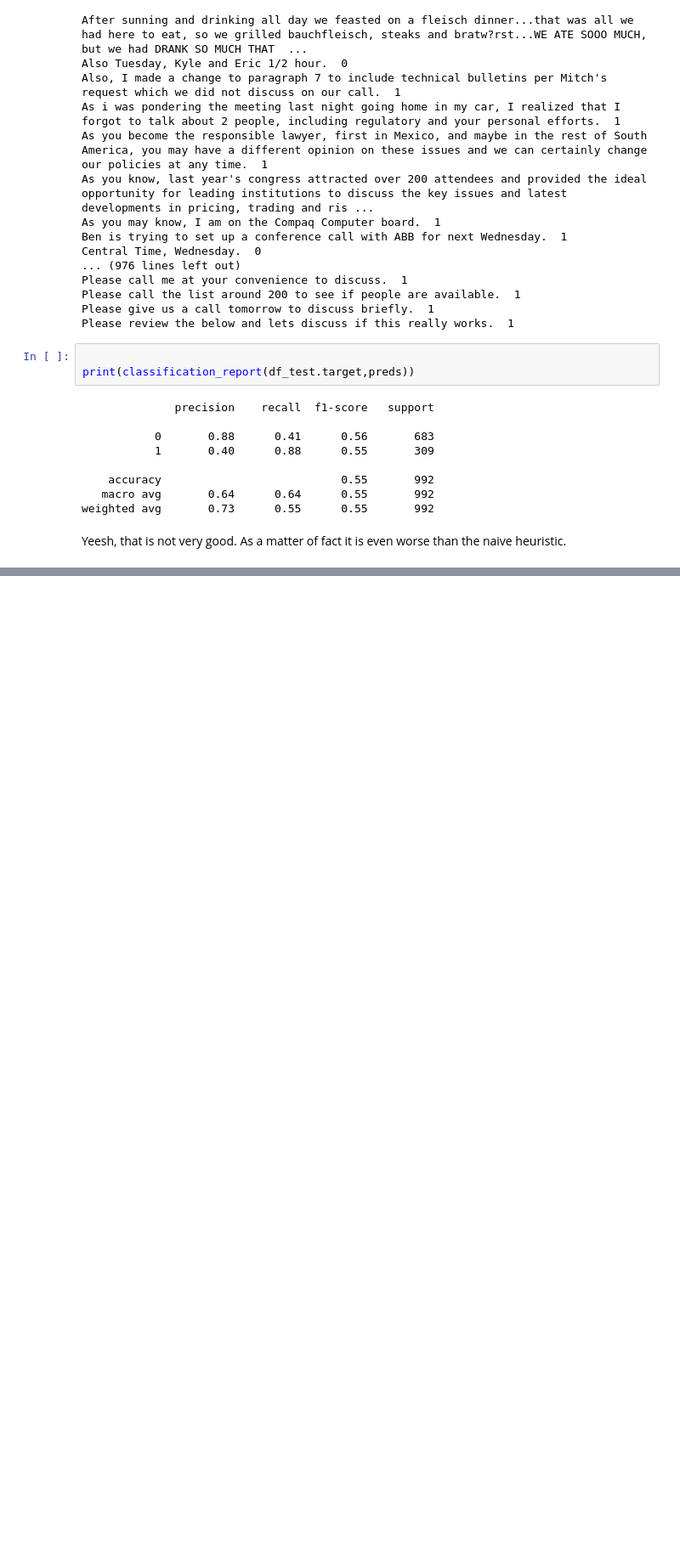
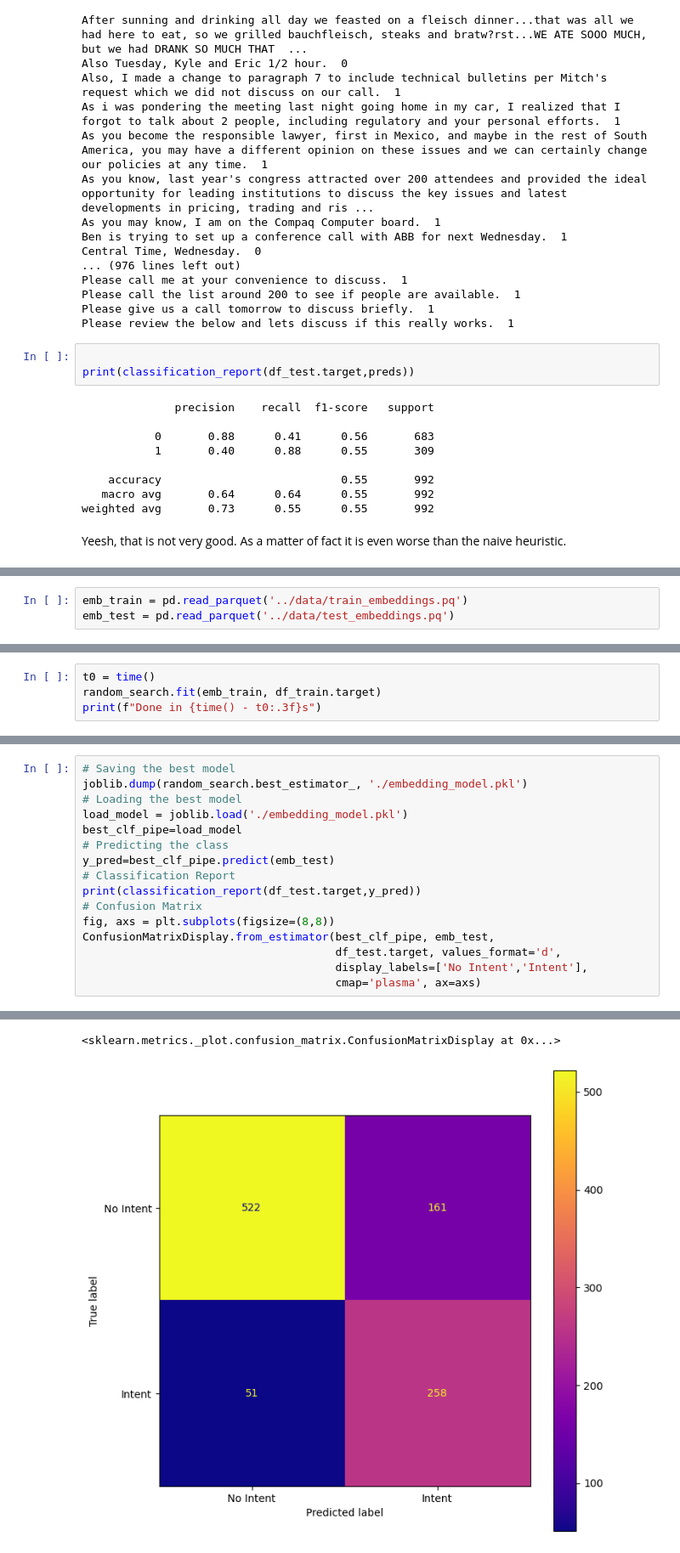
Before and after one commit to lelayf/bcds, a Jupyter notebook: notebook/Modelling.ipynb, the cells around one changed output, grey strips where cells are left out. Shown at 85% size. Saved outputs shown, nothing was run; the diff lists cells and outputs as text; blank space fills up the shorter version.

Commit message:
add embeddings results

```diff
--- a/notebook/Modelling.ipynb
+++ b/notebook/Modelling.ipynb
@@ -886,0 +863,3 @@ Yeesh, that is not very good. As a matter of fact it is even worse than the naiv
+# %%
+emb_train = pd.read_parquet('../data/train_embeddings.pq')
+emb_test = pd.read_parquet('../data/test_embeddings.pq')
@@ -886,0 +901,4 @@ Yeesh, that is not very good. As a matter of fact it is even worse than the naiv
+# %%
+t0 = time()
+random_search.fit(emb_train, df_train.target)
+print(f"Done in {time() - t0:.3f}s")
@@ -886,0 +929,17 @@ Yeesh, that is not very good. As a matter of fact it is even worse than the naiv
+# %%
+# Saving the best model
+joblib.dump(random_search.best_estimator_, './embedding_model.pkl')
+# Loading the best model
+load_model = joblib.load('./embedding_model.pkl')
+best_clf_pipe=load_model
+# Predicting the class
+y_pred=best_clf_pipe.predict(emb_test)
+# Classification Report
+print(classification_report(df_test.target,y_pred))
+# Confusion Matrix
+fig, axs = plt.subplots(figsize=(8,8))
+ConfusionMatrixDisplay.from_estimator(best_clf_pipe, emb_test,
+                                      df_test.target, values_format='d',
+                                      display_labels=['No Intent','Intent'],
+                                      cmap='plasma', ax=axs)
+# %% [output]
@@ -886,0 +954,2 @@ Yeesh, that is not very good. As a matter of fact it is even worse than the naiv
+<sklearn.metrics._plot.confusion_matrix.ConfusionMatrixDisplay at 0x...>
+[figure, added]
```
Also changed, not shown: parts of 33 cells of this notebook, 1 other file.
